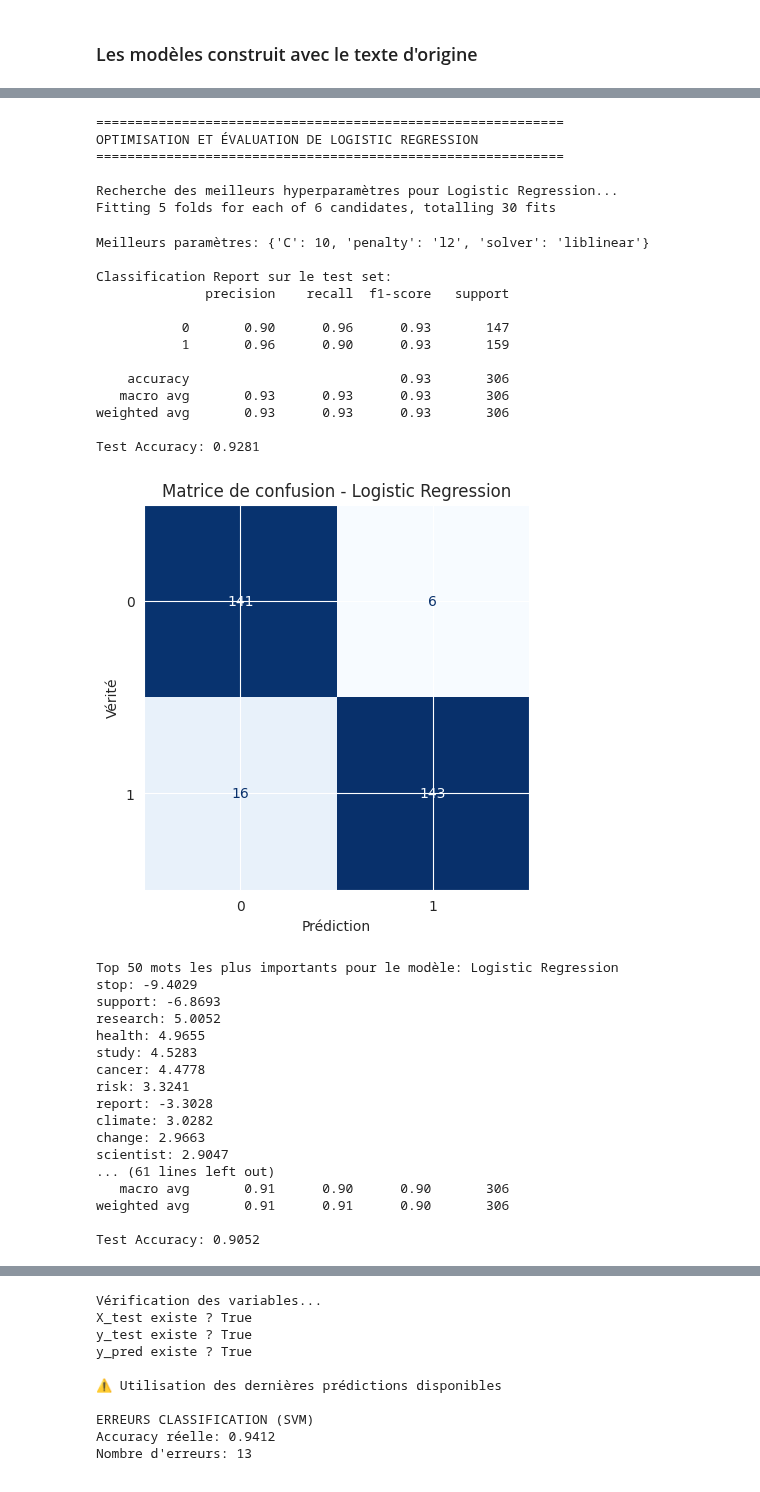
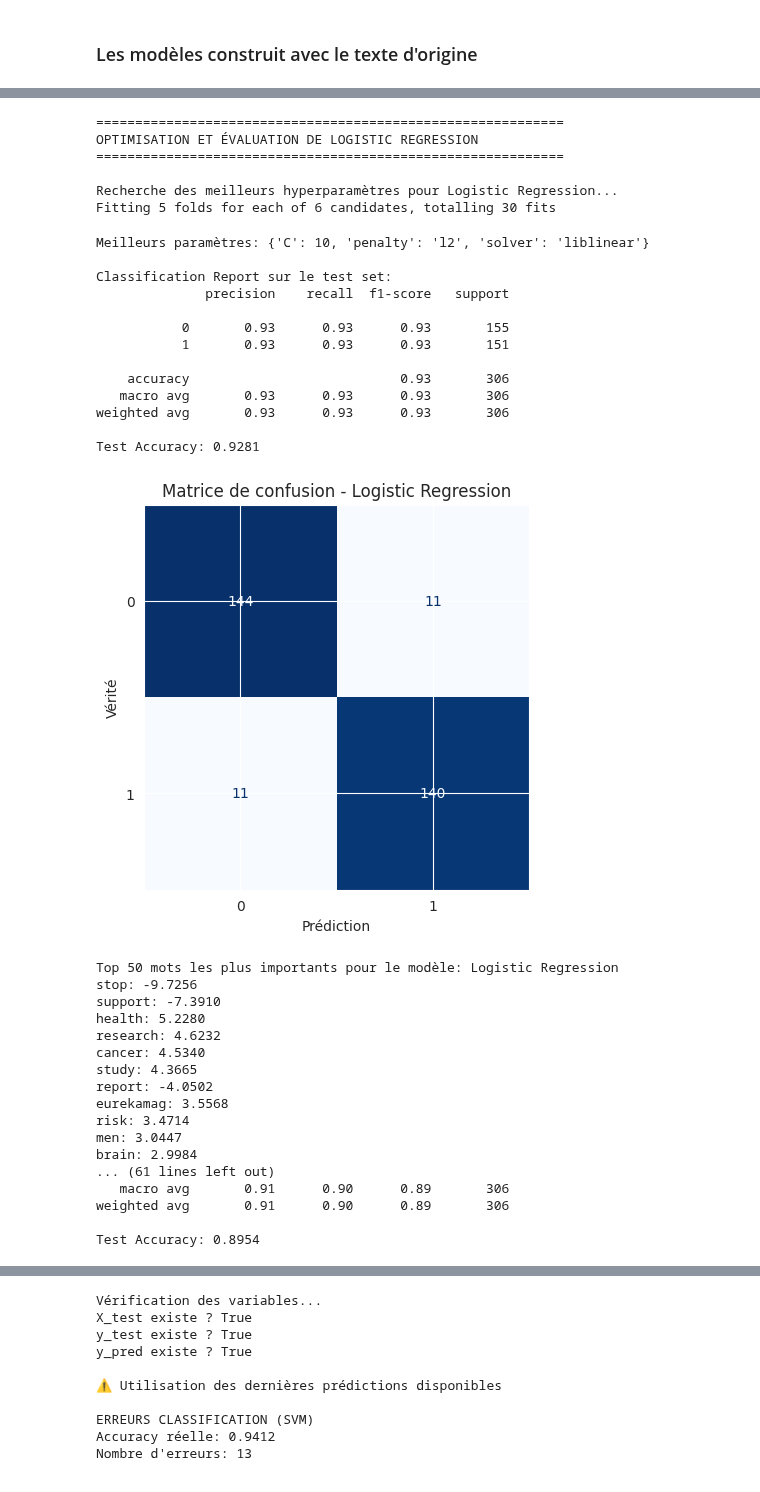
Before and after one commit to RaphaelRibes/machine-learning, a Jupyter notebook: Notebook-infos-pertinentes.ipynb, the cells around one changed output, grey strips where cells are left out. Saved outputs shown, nothing was run; the diff lists cells and outputs as text; code cells hidden in the pictures.

```diff
--- a/Notebook-infos-pertinentes.ipynb
+++ b/Notebook-infos-pertinentes.ipynb
@@ -327,8 +327,6 @@ models = {
     }
 }
 
-to_plot = {}
-confused = {}
 # Évaluation optimisée de chaque modèle
 for name, config in models.items():
     print(f"\n{'='*60}")
@@ -363,11 +361,6 @@ for name, config in models.items():
 
     cm = confusion_matrix(y_test, y_pred)
     disp = ConfusionMatrixDisplay(confusion_matrix=cm, display_labels=best_model.classes_)
-
-    confused[name] = {
-        "sci": [[int(cm[0][0]), int(cm[0][1])],
-                [int(cm[1][0]), int(cm[1][1])]]
-                      }
 
     fig, ax = plt.subplots(figsize=(6, 5))
     disp.plot(ax=ax, cmap='Blues', colorbar=False)
@@ -431,13 +424,6 @@ for name, config in models.items():
     print("\nCross-Validation Results (k=10):")
     print(f"Accuracy scores: {cv_scores}")
     print(f"Mean accuracy: {cv_scores.mean():.4f} (±{cv_scores.std():.4f})")
-    to_plot[name] = [float(x) for x in cv_scores]
-
-with open('model_comparison_1.json', 'w') as f:
-    f.write(json.dumps({"keys": list(to_plot.keys()), "values": list(to_plot.values())}))
-
-with open('confusion_1.json', 'w') as f:
-    f.write(json.dumps({"keys": list(confused.keys()), "values": list(confused.values())}))
 # %% [output]
 ============================================================
 OPTIMISATION ET ÉVALUATION DE LOGISTIC REGRESSION
@@ -612,14 +599,14 @@ X = df['cleaned_text']
 y_binary = df['science_related']
 vectorizer = TfidfVectorizer(ngram_range=(1, 2), max_features=20000)
 X_vec = vectorizer.fit_transform(X)
-smote = SMOTE(random_state=42)
+smote = SMOTE(random_state=50)
 X_res, y_res = smote.fit_resample(X_vec, y_binary)
 
 # Split train-test (identique)
-X_train, X_test, y_train, y_test = train_test_split(X_res, y_res, test_size=0.2, random_state=42)
+X_train, X_test, y_train, y_test = train_test_split(X_res, y_res, test_size=0.2, random_state=50)
 
 # Configuration KFold (identique)
-kfold = KFold(n_splits=10, shuffle=True, random_state=42)
+kfold = KFold(n_splits=10, shuffle=True, random_state=50)
 
 # Dictionnaire des modèles AVEC leurs hyperparamètres à optimiser
 models = {
@@ -664,9 +651,9 @@ models = {
     }
 }
 
+# Évaluation optimisée de chaque modèle
+to_plot = {}
 confused = {}
-to_plot = {}
-# Évaluation optimisée de chaque modèle
 for name, config in models.items():
     print(f"\n{'='*60}")
     print(f"OPTIMISATION ET ÉVALUATION DE {name.upper()}")
@@ -697,13 +684,12 @@ for name, config in models.items():
 
     #########################################################################################
     # Affichage de la matrice de confusion
+
     cm = confusion_matrix(y_test, y_pred)
+    confused[name] = {}
+    confused[name]["Sci"] = [[int(cm[0][0]), int(cm[0][1])],
+                             [int(cm[1][0]), int(cm[1][1])]]
     disp = ConfusionMatrixDisplay(confusion_matrix=cm, display_labels=best_model.classes_)
-
-    confused[name] = {
-        "sci": [[int(cm[0][0]), int(cm[0][1])],
-                [int(cm[1][0]), int(cm[1][1])]]
-                      }
 
     fig, ax = plt.subplots(figsize=(6, 5))
     disp.plot(ax=ax, cmap='Blues', colorbar=False)
@@ -765,52 +751,52 @@ for name, config in models.items():
     )
 
     print("\nCross-Validation Results (k=10):")
     print(f"Accuracy scores: {cv_scores}")
     print(f"Mean accuracy: {cv_scores.mean():.4f} (±{cv_scores.std():.4f})")
     to_plot[name] = [float(x) for x in cv_scores]
 
 with open('model_comparison_1.json', 'w') as f:
     f.write(json.dumps({"keys": list(to_plot.keys()), "values": list(to_plot.values())}))
 
 with open('confusion_1.json', 'w') as f:
     f.write(json.dumps({"keys": list(confused.keys()), "values": list(confused.values())}))
 # %% [output]
 ============================================================
 OPTIMISATION ET ÉVALUATION DE LOGISTIC REGRESSION
 ============================================================
 
 Recherche des meilleurs hyperparamètres pour Logistic Regression...
 Fitting 5 folds for each of 6 candidates, totalling 30 fits
 Meilleurs paramètres: {'C': 10, 'penalty': 'l2', 'solver': 'liblinear'}
 
 Classification Report sur le test set:
               precision    recall  f1-score   support
 
-           0       0.90      0.96      0.93       147
-           1       0.96      0.90      0.93       159
+           0       0.93      0.93      0.93       155
+           1       0.93      0.93      0.93       151
 
     accuracy                           0.93       306
    macro avg       0.93      0.93      0.93       306
 weighted avg       0.93      0.93      0.93       306
 
 Test Accuracy: 0.9281
-[figure, old version]
+[figure, new version]
 Top 50 mots les plus importants pour le modèle: Logistic Regression
-stop: -9.4029
-support: -6.8693
-research: 5.0052
-health: 4.9655
-study: 4.5283
-cancer: 4.4778
-risk: 3.3241
-report: -3.3028
-climate: 3.0282
-change: 2.9663
-scientist: 2.9047
+stop: -9.7256
+support: -7.3910
+health: 5.2280
+research: 4.6232
+cancer: 4.5340
+study: 4.3665
+report: -4.0502
+eurekamag: 3.5568
+risk: 3.4714
+men: 3.0447
+brain: 2.9984
 ... (61 lines left out)
-   macro avg       0.91      0.90      0.90       306
-weighted avg       0.91      0.91      0.90       306
+   macro avg       0.91      0.90      0.89       306
+weighted avg       0.91      0.90      0.89       306
 
-Test Accuracy: 0.9052
+Test Accuracy: 0.8954
 [figure]
 Top 50 mots les plus importants pour le modèle: Naive Bayes
```
Also changed, not shown: parts of 5 cells of this notebook, 13 other files.
